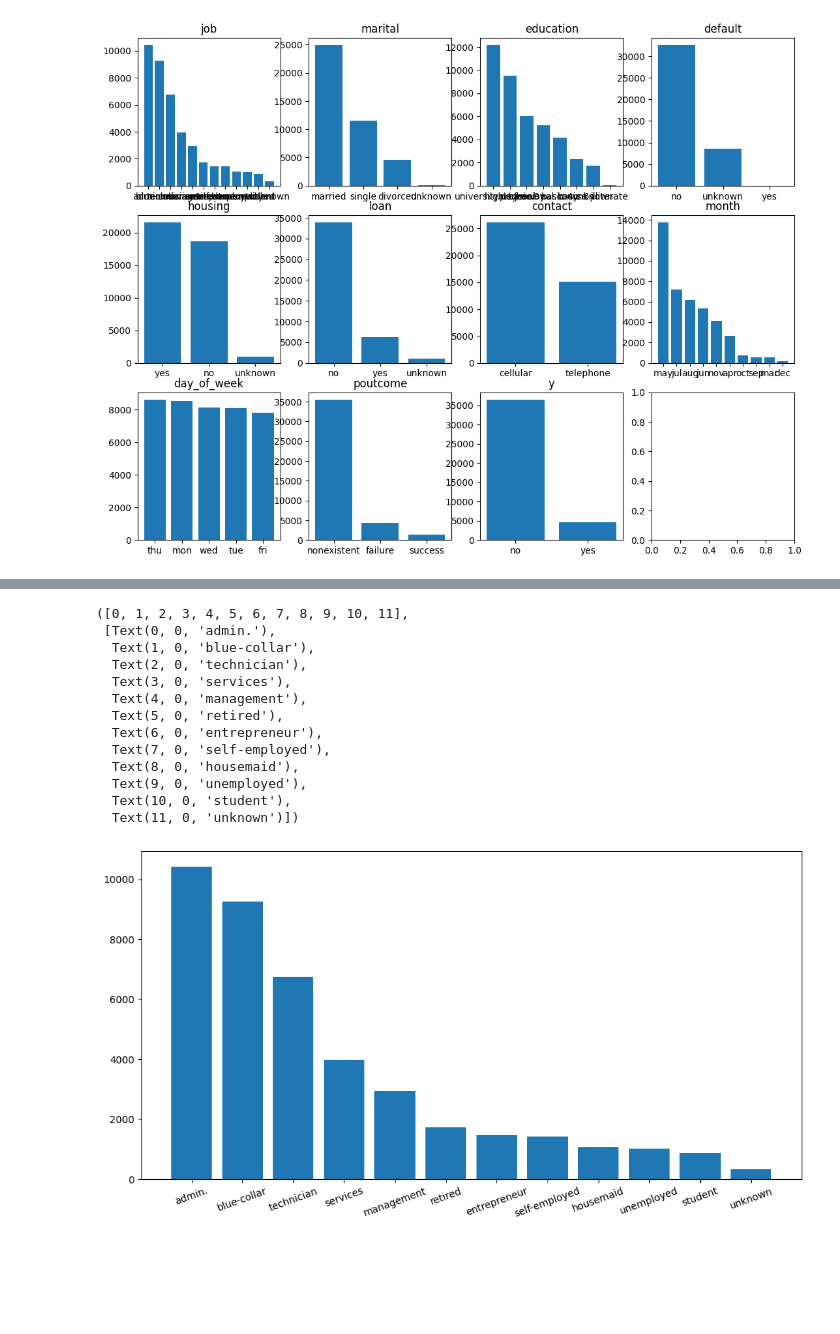
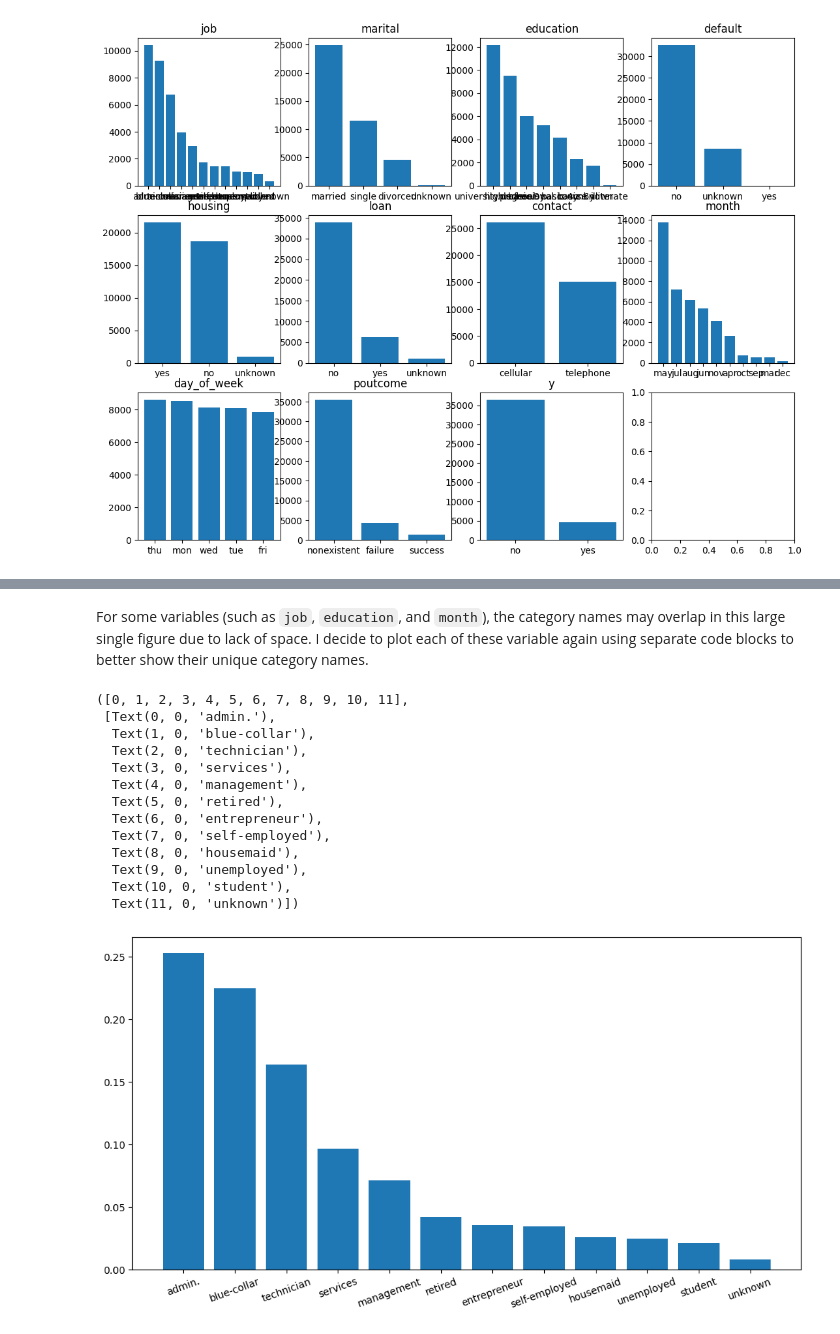
Before and after one commit to thaianle/bank-marketing, a Jupyter notebook: bank-marketing.ipynb, the cells around one changed output, grey strips where cells are left out. Cells and saved outputs as stored; diff of their text form; code cells hidden in the pictures; blank space fills up the shorter version.

````diff
--- a/bank-marketing.ipynb
+++ b/bank-marketing.ipynb
@@ -117,0 +190,4 @@ The index of duplicated rows: [1266, 12261, 14234, 16956, 18465, 20216, 20534, 2
+# %%
+bank_marketing.drop(bank_marketing.index[[1266, 12261, 18465, 20534, 28477, 36951]], inplace = True)
+# Check the shape of the DataFrame after dropping close duplicates
+bank_marketing.shape
@@ -145,22 +315,24 @@ for var in categorical_col_list:
+# %% [markdown]
+For some variables (such as ```job```, ```education```, and ```month```), the category names may overlap in this large single figure due to lack of space. I decide to plot each of these variable again using separate code blocks to better show their unique category names.
 # %%
 # Zoom in for bar plots with many categories
 fig, ax = plt.subplots(figsize = (12, 6))
-ax.bar(bank_marketing['job'].value_counts().index, bank_marketing['job'].value_counts().values)
+ax.bar(bank_marketing['job'].value_counts().index, bank_marketing['job'].value_counts().values / bank_marketing.shape[0])
 plt.xticks(rotation = 20)
 # %% [output]
 ([0, 1, 2, 3, 4, 5, 6, 7, 8, 9, 10, 11],
  [Text(0, 0, 'admin.'),
   Text(1, 0, 'blue-collar'),
   Text(2, 0, 'technician'),
   Text(3, 0, 'services'),
   Text(4, 0, 'management'),
   Text(5, 0, 'retired'),
   Text(6, 0, 'entrepreneur'),
   Text(7, 0, 'self-employed'),
   Text(8, 0, 'housemaid'),
   Text(9, 0, 'unemployed'),
   Text(10, 0, 'student'),
   Text(11, 0, 'unknown')])
-[figure, old version]
+[figure, new version]
 # %%
 fig, ax = plt.subplots(figsize = (12, 6))
````
Also changed, not shown: parts of 20 cells of this notebook.
